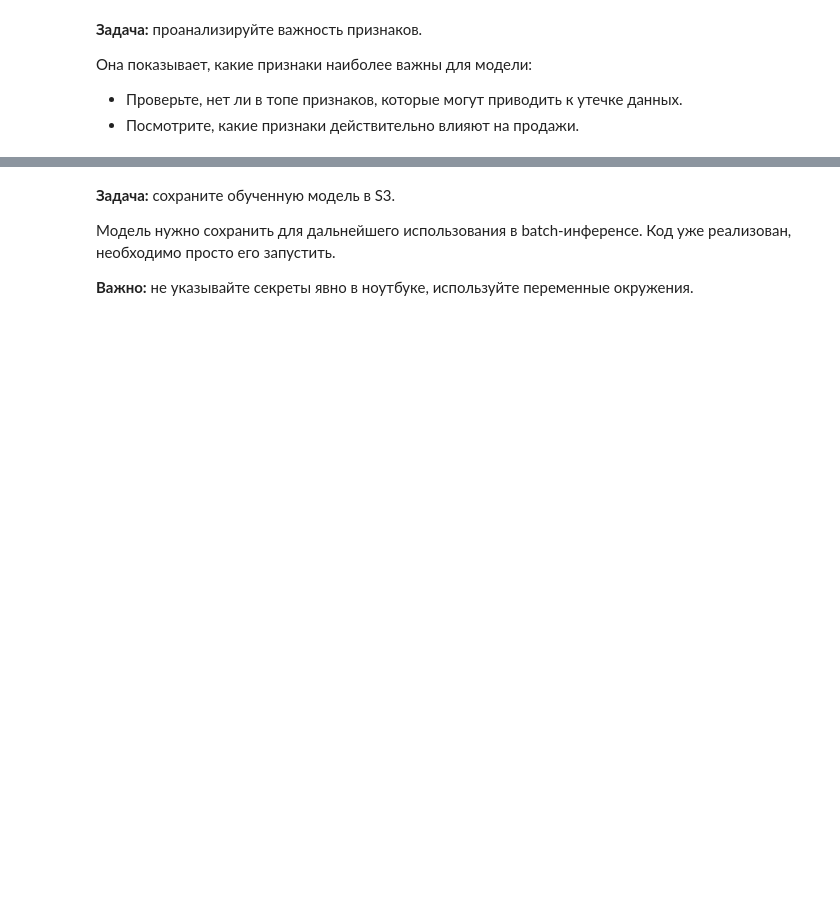
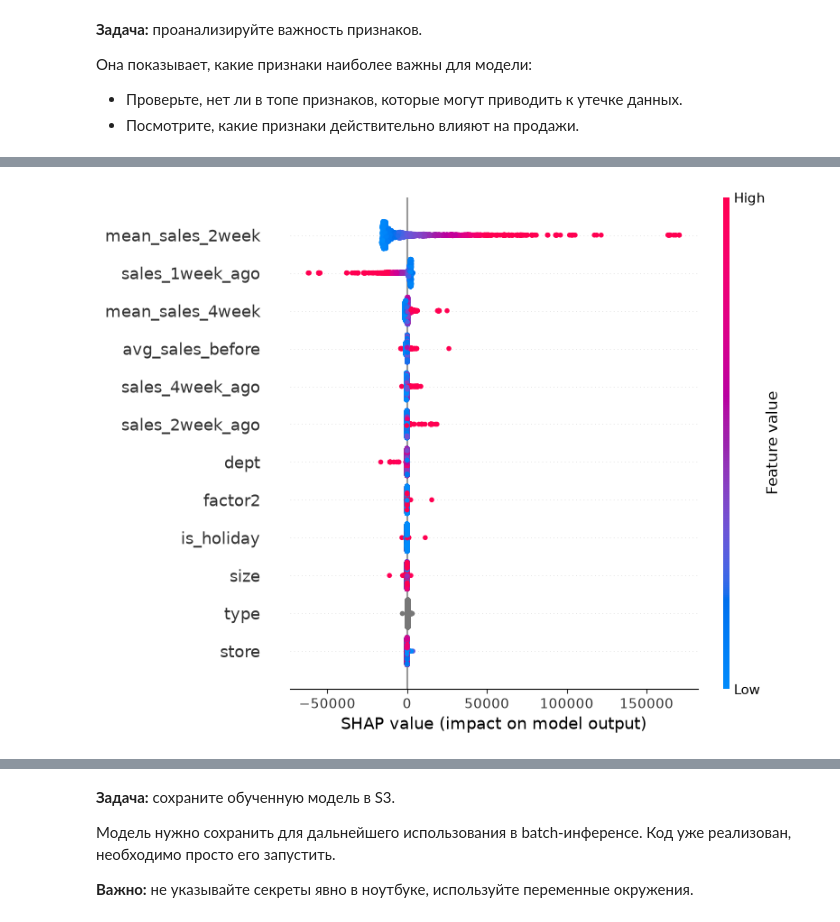
Before and after one commit to Daniel217D/airflow-pipeline-for-Prilavok, a Jupyter notebook: model_training.ipynb, the cells around one changed output, grey strips where cells are left out. Drawn from its saved outputs; the diff is of its cells as text; code cells hidden in the pictures; blank space fills up the shorter version.

Commit message:
Finish model training

```diff
--- a/model_training.ipynb
+++ b/model_training.ipynb
@@ -606,0 +711,7 @@ PSI измеряет стабильность распределения при
+# %%
+psi = pd.DataFrame(
+    {col: calculate_psi(X_train[col], X_val[col]) for col in X_train.columns},
+    index=['PSI']
+).T.sort_values(by='PSI', ascending=False)
+
+psi.head()
@@ -618,3 +776,7 @@ PSI измеряет стабильность распределения при
 Признаки с высоким PSI нестабильны и могут ухудшить качество модели в будущем. Удалите их из обучающей и валидационной выборок.
 # %%
 # Удалите все признаки, у которых PSI ≥ 0.2
+X_train = X_train.drop(columns=psi[psi['PSI'] >= 0.2].index)
+X_val = X_val.drop(columns=psi[psi['PSI'] >= 0.2].index)
+
+X_train.head()
@@ -626,0 +821,18 @@ PSI измеряет стабильность распределения при
+# %%
+from catboost import CatBoostRegressor
+
+model = CatBoostRegressor(
+    iterations=1000,
+    learning_rate=0.05,
+    depth=6,
+    random_seed=RANDOM_STATE,
+    cat_features=X_train.select_dtypes(include=['str']).columns.tolist(),
+    early_stopping_rounds=50,
+    verbose=False
+)
+# %%
+model.fit(
+    X_train, y_train,
+    eval_set=(X_val, y_val),
+    use_best_model=True,
+)
@@ -639,0 +894,11 @@ PSI измеряет стабильность распределения при
+# %%
+# Оценка важности признаков с помощью shap.TreeExplainer
+explainer = shap.TreeExplainer(model)
+
+# subsample — полный X_val для SHAP может считаться долго
+X_shap = X_val.sample(n=min(2000, len(X_val)), random_state=RANDOM_STATE)
+shap_values = explainer.shap_values(X_shap)
+
+shap.summary_plot(shap_values, X_shap)
+# %% [output]
+[figure, added]
```
Also changed, not shown: parts of 29 cells of this notebook.
